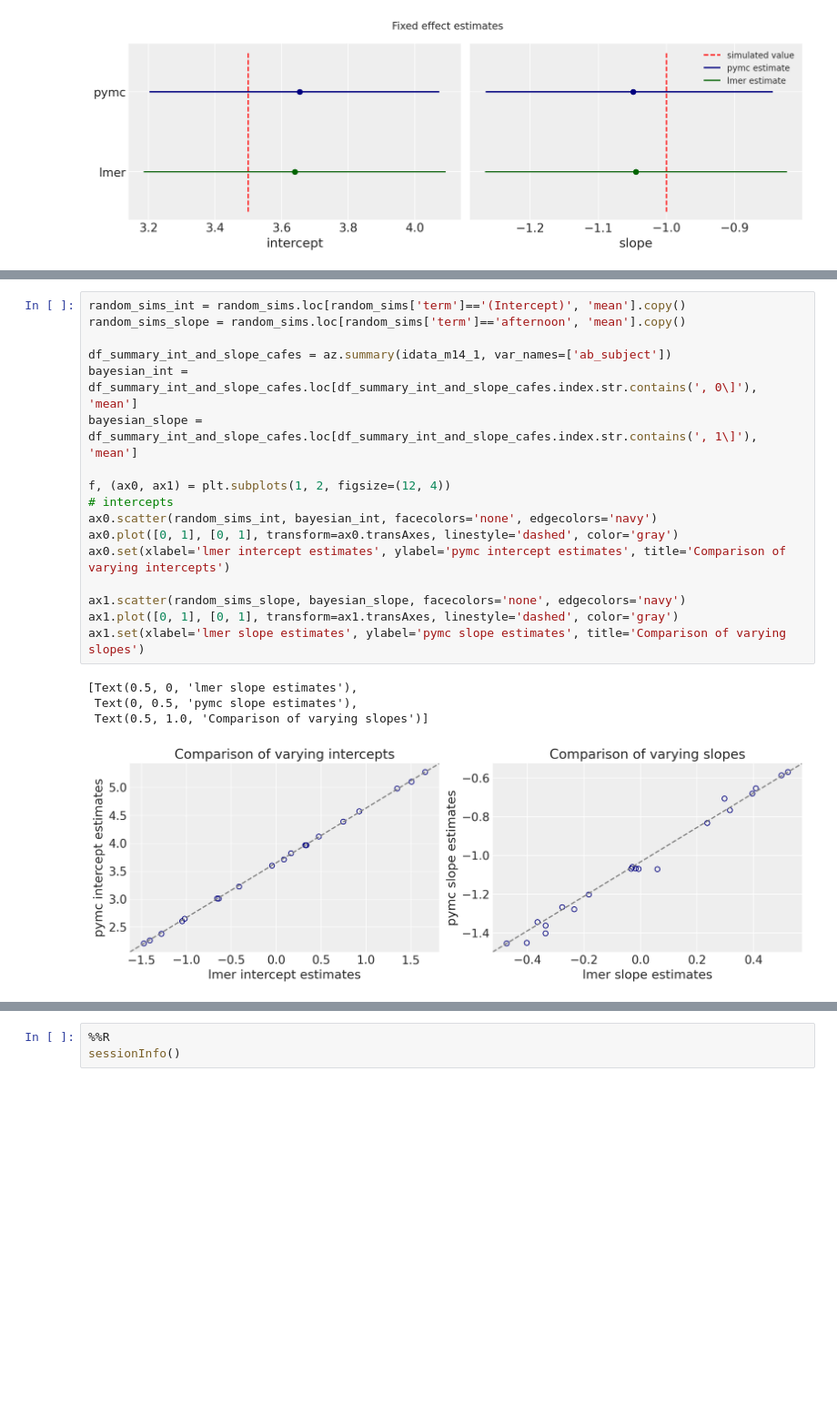
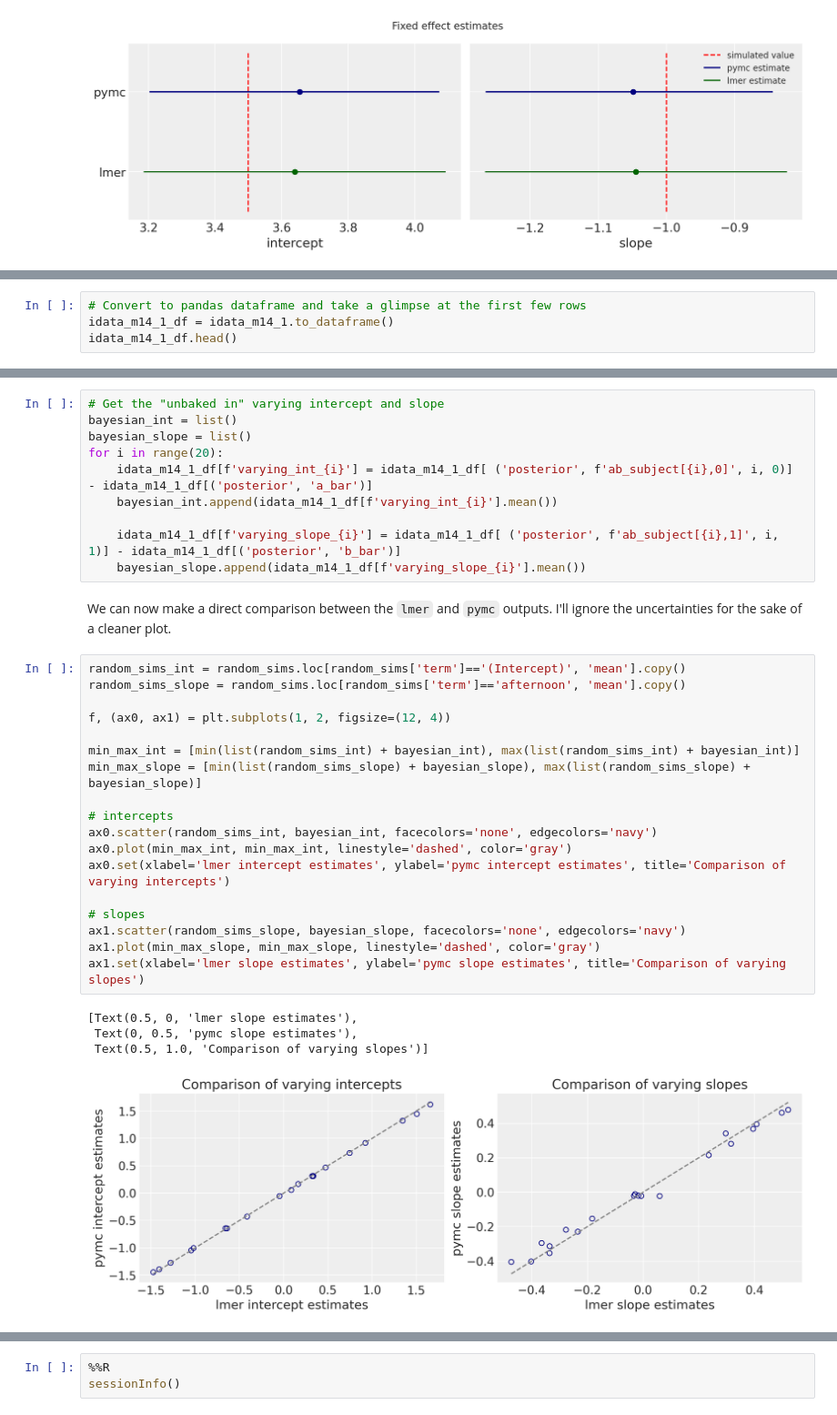
Before and after one commit to benslack19/stats_rethinking, a Jupyter notebook: blog_entries/mixed_effects_freqvsbayes_cafes.ipynb, the cells around one changed output, grey strips where cells are left out. Shown: that part at 91% size. Saved outputs shown, nothing was run; the diff lists cells and outputs as text; blank space fills up the shorter version.

```diff
--- a/blog_entries/mixed_effects_freqvsbayes_cafes.ipynb
+++ b/blog_entries/mixed_effects_freqvsbayes_cafes.ipynb
@@ -483,0 +486,4 @@ Let's plot the varying effects between the two models as well.
+# %%
+# Convert to pandas dataframe and take a glimpse at the first few rows
+idata_m14_1_df = idata_m14_1.to_dataframe()
+idata_m14_1_df.head()
@@ -484,23 +498,36 @@ Let's plot the varying effects between the two models as well.
+# %%
+# Get the "unbaked in" varying intercept and slope
+bayesian_int = list()
+bayesian_slope = list()
+for i in range(20):
+    idata_m14_1_df[f'varying_int_{i}'] = idata_m14_1_df[ ('posterior', f'ab_subject[{i},0]', i, 0)] - idata_m14_1_df[('posterior', 'a_bar')]
+    bayesian_int.append(idata_m14_1_df[f'varying_int_{i}'].mean())
+
+    idata_m14_1_df[f'varying_slope_{i}'] = idata_m14_1_df[ ('posterior', f'ab_subject[{i},1]', i, 1)] - idata_m14_1_df[('posterior', 'b_bar')]
+    bayesian_slope.append(idata_m14_1_df[f'varying_slope_{i}'].mean())
+# %% [markdown]
+We can now make a direct comparison between the `lmer` and `pymc` outputs. I'll ignore the uncertainties for the sake of a cleaner plot.
 # %%
 random_sims_int = random_sims.loc[random_sims['term']=='(Intercept)', 'mean'].copy()
 random_sims_slope = random_sims.loc[random_sims['term']=='afternoon', 'mean'].copy()
 
-df_summary_int_and_slope_cafes = az.summary(idata_m14_1, var_names=['ab_subject'])
-bayesian_int = df_summary_int_and_slope_cafes.loc[df_summary_int_and_slope_cafes.index.str.contains(', 0\]'), 'mean']
-bayesian_slope = df_summary_int_and_slope_cafes.loc[df_summary_int_and_slope_cafes.index.str.contains(', 1\]'), 'mean']
+f, (ax0, ax1) = plt.subplots(1, 2, figsize=(12, 4))
 
-f, (ax0, ax1) = plt.subplots(1, 2, figsize=(12, 4))
+min_max_int = [min(list(random_sims_int) + bayesian_int), max(list(random_sims_int) + bayesian_int)]
+min_max_slope = [min(list(random_sims_slope) + bayesian_slope), max(list(random_sims_slope) + bayesian_slope)]
+
 # intercepts
 ax0.scatter(random_sims_int, bayesian_int, facecolors='none', edgecolors='navy')
-ax0.plot([0, 1], [0, 1], transform=ax0.transAxes, linestyle='dashed', color='gray')
+ax0.plot(min_max_int, min_max_int, linestyle='dashed', color='gray')
 ax0.set(xlabel='lmer intercept estimates', ylabel='pymc intercept estimates', title='Comparison of varying intercepts')
 
+# slopes
 ax1.scatter(random_sims_slope, bayesian_slope, facecolors='none', edgecolors='navy')
-ax1.plot([0, 1], [0, 1], transform=ax1.transAxes, linestyle='dashed', color='gray')
+ax1.plot(min_max_slope, min_max_slope, linestyle='dashed', color='gray')
 ax1.set(xlabel='lmer slope estimates', ylabel='pymc slope estimates', title='Comparison of varying slopes')
 # %% [output]
 [Text(0.5, 0, 'lmer slope estimates'),
  Text(0, 0.5, 'pymc slope estimates'),
  Text(0.5, 1.0, 'Comparison of varying slopes')]
-[figure, old version]
+[figure, new version]
 # %% [markdown]
```
Also changed, not shown: parts of 20 cells of this notebook, 2 other files.
